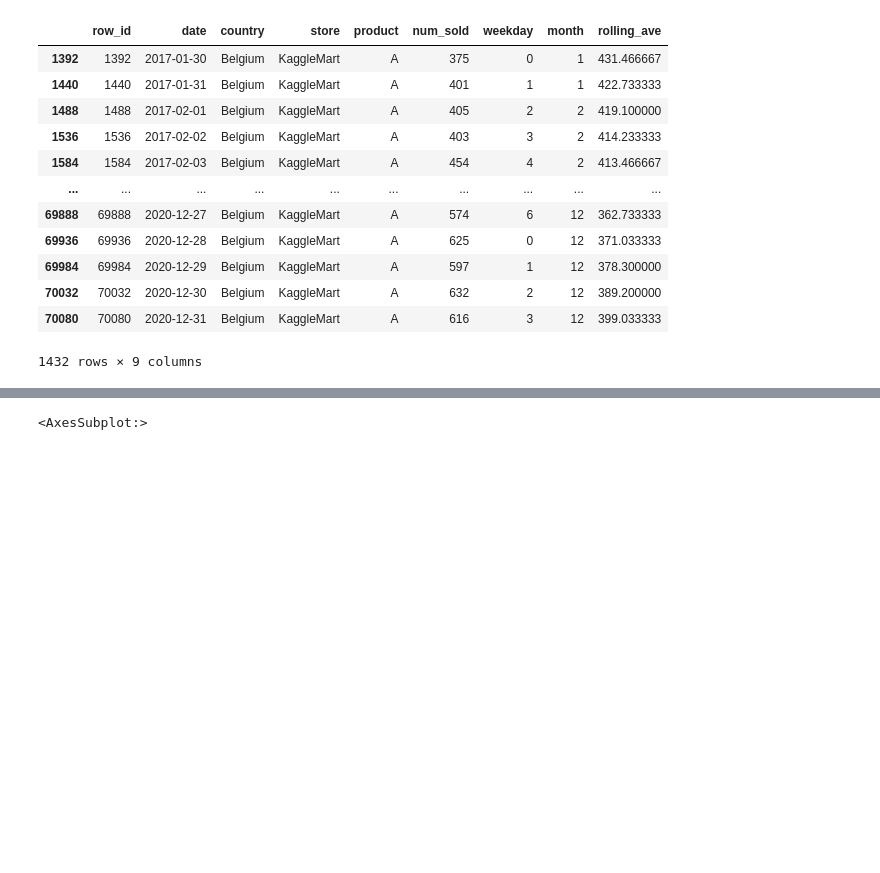
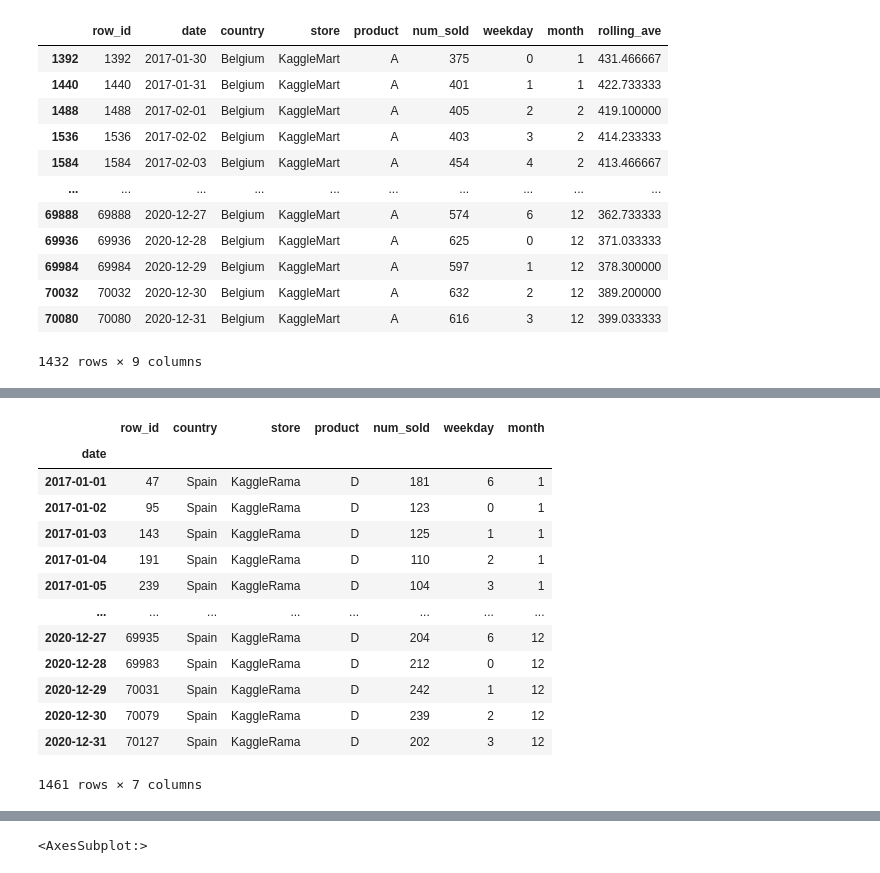
Before and after one commit to pmnry/KaggleSept, a Jupyter notebook: septembertabularplayground.ipynb, the cells around one changed output, grey strips where cells are left out. Drawn from its saved outputs; the diff is of its cells as text; code cells hidden in the pictures; blank space fills up the shorter version.

```diff
--- a/septembertabularplayground.ipynb
+++ b/septembertabularplayground.ipynb
@@ -440,0 +573,17 @@ Name: num_sold, Length: 1432, dtype: int64
+# %%
+df
+# %% [output]
+|  | row_id | country | store | product | num_sold | weekday | month |
+| date |  |  |  |  |  |  |  |
+| 2017-01-01 | 47 | Spain | KaggleRama | D | 181 | 6 | 1 |
+| 2017-01-02 | 95 | Spain | KaggleRama | D | 123 | 0 | 1 |
+| 2017-01-03 | 143 | Spain | KaggleRama | D | 125 | 1 | 1 |
+| 2017-01-04 | 191 | Spain | KaggleRama | D | 110 | 2 | 1 |
+| 2017-01-05 | 239 | Spain | KaggleRama | D | 104 | 3 | 1 |
+| ... | ... | ... | ... | ... | ... | ... | ... |
+| 2020-12-27 | 69935 | Spain | KaggleRama | D | 204 | 6 | 12 |
+| 2020-12-28 | 69983 | Spain | KaggleRama | D | 212 | 0 | 12 |
+| 2020-12-29 | 70031 | Spain | KaggleRama | D | 242 | 1 | 12 |
+| 2020-12-30 | 70079 | Spain | KaggleRama | D | 239 | 2 | 12 |
+| 2020-12-31 | 70127 | Spain | KaggleRama | D | 202 | 3 | 12 |
+1461 rows × 7 columns
```
Also changed, not shown: parts of 29 cells of this notebook.
